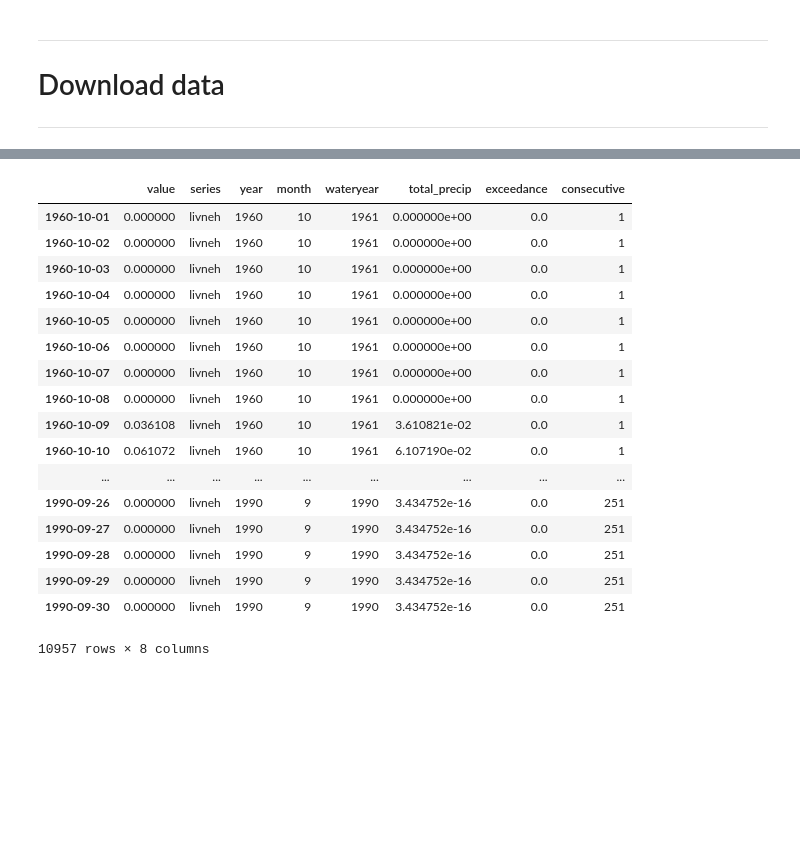
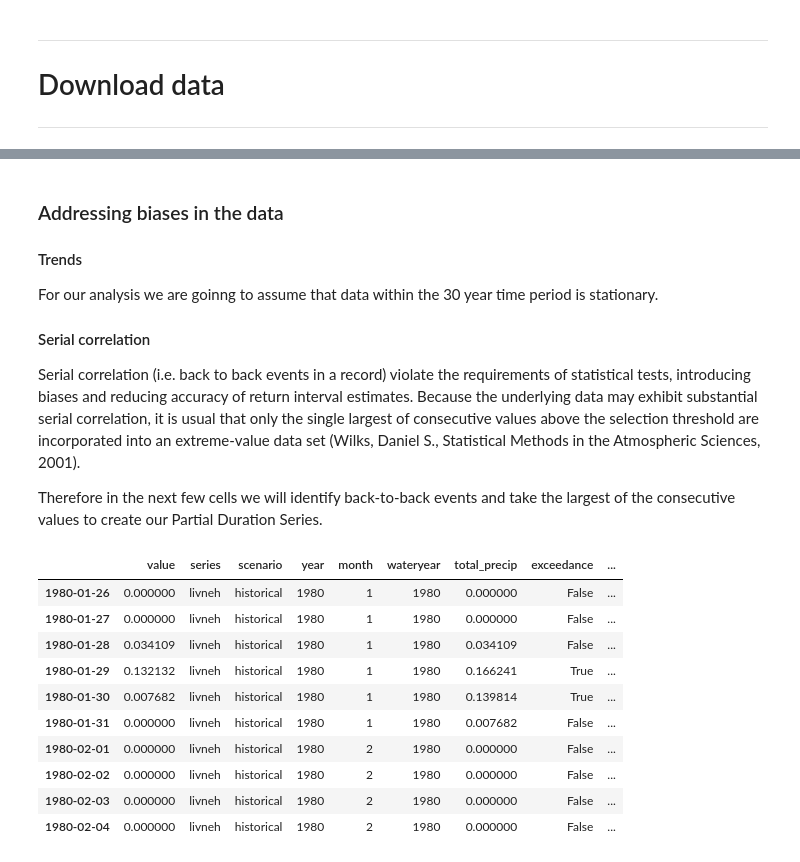
Before and after one commit to berkeley-gif/caladapt-docs, a Jupyter notebook: cookbook/precip_extreme_value_analysis-POT.ipynb, the cells around one changed output, grey strips where cells are left out. Saved outputs shown, nothing was run; the diff lists cells and outputs as text; code cells hidden in the pictures; blank space fills up the shorter version.

```diff
--- a/cookbook/precip_extreme_value_analysis-POT.ipynb
+++ b/cookbook/precip_extreme_value_analysis-POT.ipynb
@@ -193,9 +200,12 @@ baselineDF = observedDF.loc[(observedDF['wateryear'] >= 1961) & (observedDF['wat
 baselineDF = pd.DataFrame(baselineDF)
 # %%
 # Duration of an extreme precipitation event
-duration = 1
+duration = 2
 # %%
-# Calculate 2-day rainfall totals
+# Calculate 2-day rainfall totals and store it in a new column called tatal_precip
 baselineDF['total_precip'] = baselineDF['value'].rolling(duration).sum()
-baselineDF
+
+# Display some records from the year 1980
+pd.options.display.float_format = '{:,.6f}'.format
+baselineDF[baselineDF.year == 1980].iloc[25:35, :]
 # %% [output]
@@ -271,4 +259,0 @@ Add a column which indicates whether the event exceeds selected threshold
-# %%
-baselineDF.loc[baselineDF['total_precip'] > threshold, 'exceedance'] = 1
-baselineDF.loc[baselineDF['total_precip'] <= threshold, 'exceedance'] = 0
-baselineDF
@@ -295,0 +260,7 @@ Add a new column which identifies consecutive (back-to-back) extreme events. We
+# %%
+# Add a column which indicates whether the event exceeds threshold value
+baselineDF.loc[baselineDF['total_precip'] > threshold, 'exceedance'] = True
+baselineDF.loc[baselineDF['total_precip'] <= threshold, 'exceedance'] = False
+
+# Display some records from the year 1980
+baselineDF[baselineDF.year == 1980].iloc[25:35, :]
@@ -296,25 +279,30 @@ Add a new column which identifies consecutive (back-to-back) extreme events. We
+# %% [markdown]
+### Addressing biases in the data
+
+#### Trends
+For our analysis we are goinng to assume that data within the 30 year time period is stationary.
+
+#### Serial correlation
+Serial correlation (i.e. back to back events in a record) violate the requirements of statistical tests, introducing biases and reducing accuracy of return interval estimates. Because the underlying data may exhibit substantial serial correlation, it is usual that only the single largest of consecutive values above the selection threshold are incorporated into an extreme-value data set (Wilks, Daniel S., Statistical Methods in the Atmospheric Sciences, 2001).
+
+Therefore in the next few cells we will identify back-to-back events and take the largest of the consecutive values to create our Partial Duration Series.
 # %%
-baselineDF['consecutive'] = (baselineDF.exceedance.shift(1) != baselineDF.exceedance).astype(int).cumsum()
-baselineDF
+baselineDF['consecutive_group_id'] = (baselineDF.exceedance.shift(1) != baselineDF.exceedance).astype(int).cumsum()
+
+# Display some records from the year 1980
+baselineDF[baselineDF.year == 1980].iloc[25:35, :]
 # %% [output]
-|  | value | series | year | month | wateryear | total_precip | exceedance | consecutive |
-| 1960-10-01 | 0.000000 | livneh | 1960 | 10 | 1961 | 0.000000e+00 | 0.0 | 1 |
-| 1960-10-02 | 0.000000 | livneh | 1960 | 10 | 1961 | 0.000000e+00 | 0.0 | 1 |
-| 1960-10-03 | 0.000000 | livneh | 1960 | 10 | 1961 | 0.000000e+00 | 0.0 | 1 |
-| 1960-10-04 | 0.000000 | livneh | 1960 | 10 | 1961 | 0.000000e+00 | 0.0 | 1 |
-| 1960-10-05 | 0.000000 | livneh | 1960 | 10 | 1961 | 0.000000e+00 | 0.0 | 1 |
-| 1960-10-06 | 0.000000 | livneh | 1960 | 10 | 1961 | 0.000000e+00 | 0.0 | 1 |
-| 1960-10-07 | 0.000000 | livneh | 1960 | 10 | 1961 | 0.000000e+00 | 0.0 | 1 |
-| 1960-10-08 | 0.000000 | livneh | 1960 | 10 | 1961 | 0.000000e+00 | 0.0 | 1 |
-| 1960-10-09 | 0.036108 | livneh | 1960 | 10 | 1961 | 3.610821e-02 | 0.0 | 1 |
-| 1960-10-10 | 0.061072 | livneh | 1960 | 10 | 1961 | 6.107190e-02 | 0.0 | 1 |
-| ... | ... | ... | ... | ... | ... | ... | ... | ... |
-| 1990-09-26 | 0.000000 | livneh | 1990 | 9 | 1990 | 3.434752e-16 | 0.0 | 251 |
-| 1990-09-27 | 0.000000 | livneh | 1990 | 9 | 1990 | 3.434752e-16 | 0.0 | 251 |
-| 1990-09-28 | 0.000000 | livneh | 1990 | 9 | 1990 | 3.434752e-16 | 0.0 | 251 |
-| 1990-09-29 | 0.000000 | livneh | 1990 | 9 | 1990 | 3.434752e-16 | 0.0 | 251 |
-| 1990-09-30 | 0.000000 | livneh | 1990 | 9 | 1990 | 3.434752e-16 | 0.0 | 251 |
+|  | value | series | scenario | year | month | wateryear | total_precip | exceedance | ... |
+| 1980-01-26 | 0.000000 | livneh | historical | 1980 | 1 | 1980 | 0.000000 | False | ... |
+| 1980-01-27 | 0.000000 | livneh | historical | 1980 | 1 | 1980 | 0.000000 | False | ... |
+| 1980-01-28 | 0.034109 | livneh | historical | 1980 | 1 | 1980 | 0.034109 | False | ... |
+| 1980-01-29 | 0.132132 | livneh | historical | 1980 | 1 | 1980 | 0.166241 | True | ... |
+| 1980-01-30 | 0.007682 | livneh | historical | 1980 | 1 | 1980 | 0.139814 | True | ... |
+| 1980-01-31 | 0.000000 | livneh | historical | 1980 | 1 | 1980 | 0.007682 | False | ... |
+| 1980-02-01 | 0.000000 | livneh | historical | 1980 | 2 | 1980 | 0.000000 | False | ... |
+| 1980-02-02 | 0.000000 | livneh | historical | 1980 | 2 | 1980 | 0.000000 | False | ... |
+| 1980-02-03 | 0.000000 | livneh | historical | 1980 | 2 | 1980 | 0.000000 | False | ... |
+| 1980-02-04 | 0.000000 | livneh | historical | 1980 | 2 | 1980 | 0.000000 | False | ... |
-10957 rows × 8 columns
 # %%
 # Drop NaN values
 baselineDF = baselineDF.dropna()
```
Also changed, not shown: parts of 37 cells of this notebook.
